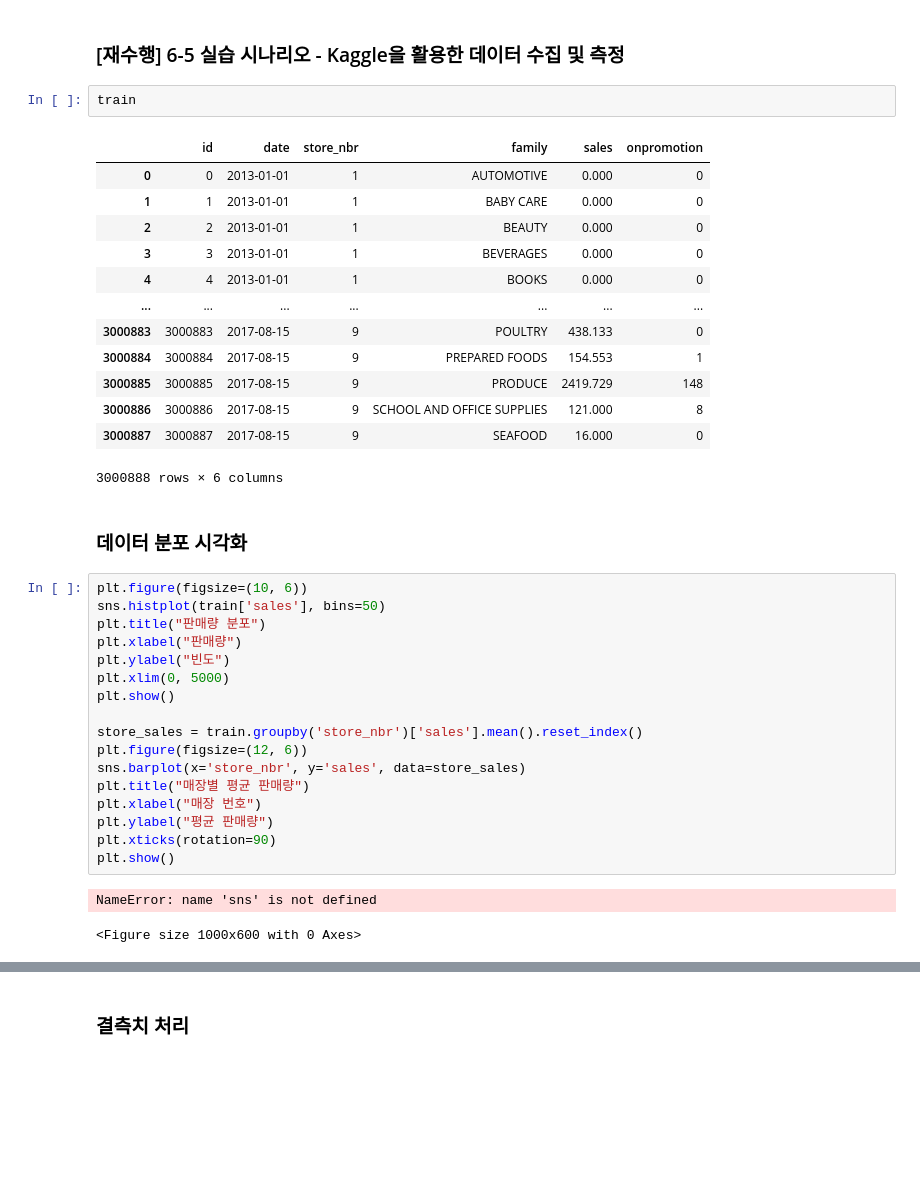
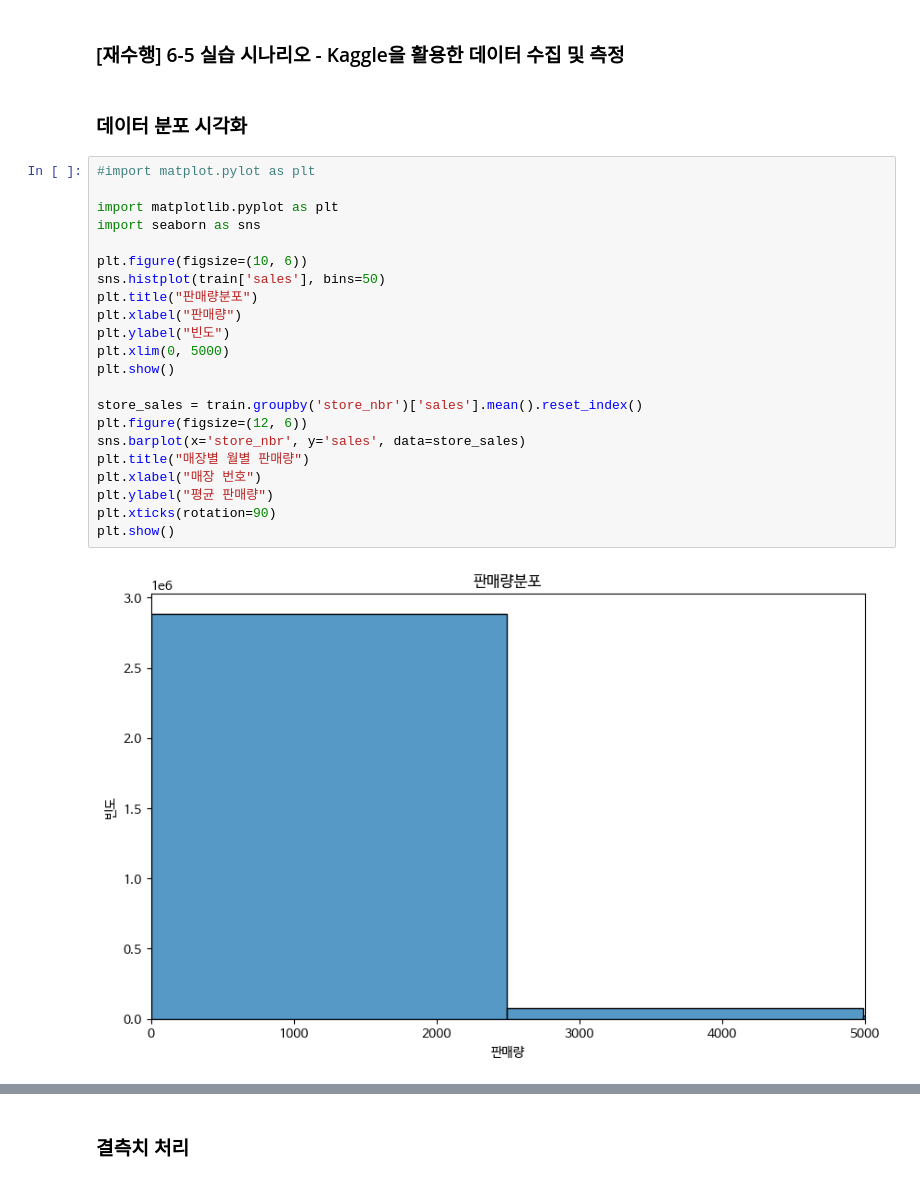
Before and after one commit to LeeGyeongyong/Data-Analysis-with-Open-Source, a Jupyter notebook: 오픈소스_데이터_분석_7강.ipynb, the cells around one changed output, grey strips where cells are left out. Cells and saved outputs as stored; diff of their text form; blank space fills up the shorter version.

```diff
--- a/오픈소스_데이터_분석_7강.ipynb
+++ b/오픈소스_데이터_분석_7강.ipynb
@@ -354,40 +372,28 @@ memory usage: 137.4+ MB
 # %% [markdown]
 ### [재수행] 6-5 실습 시나리오 - Kaggle을 활용한 데이터 수집 및 측정
-# %%
-train
-# %% [output]
-|  | id | date | store_nbr | family | sales | onpromotion |
-| 0 | 0 | 2013-01-01 | 1 | AUTOMOTIVE | 0.000 | 0 |
-| 1 | 1 | 2013-01-01 | 1 | BABY CARE | 0.000 | 0 |
-| 2 | 2 | 2013-01-01 | 1 | BEAUTY | 0.000 | 0 |
-| 3 | 3 | 2013-01-01 | 1 | BEVERAGES | 0.000 | 0 |
-| 4 | 4 | 2013-01-01 | 1 | BOOKS | 0.000 | 0 |
-| ... | ... | ... | ... | ... | ... | ... |
-| 3000883 | 3000883 | 2017-08-15 | 9 | POULTRY | 438.133 | 0 |
-| 3000884 | 3000884 | 2017-08-15 | 9 | PREPARED FOODS | 154.553 | 1 |
-| 3000885 | 3000885 | 2017-08-15 | 9 | PRODUCE | 2419.729 | 148 |
-| 3000886 | 3000886 | 2017-08-15 | 9 | SCHOOL AND OFFICE SUPPLIES | 121.000 | 8 |
-| 3000887 | 3000887 | 2017-08-15 | 9 | SEAFOOD | 16.000 | 0 |
-3000888 rows × 6 columns
 # %% [markdown]
 ### 데이터 분포 시각화
 # %%
+#import matplot.pylot as plt
+
+import matplotlib.pyplot as plt
+import seaborn as sns
+
 plt.figure(figsize=(10, 6))
 sns.histplot(train['sales'], bins=50)
-plt.title("판매량 분포")
+plt.title("판매량분포")
 plt.xlabel("판매량")
 plt.ylabel("빈도")
 plt.xlim(0, 5000)
 plt.show()
 
 store_sales = train.groupby('store_nbr')['sales'].mean().reset_index()
 plt.figure(figsize=(12, 6))
 sns.barplot(x='store_nbr', y='sales', data=store_sales)
-plt.title("매장별 평균 판매량")
+plt.title("매장별 월별 판매량")
 plt.xlabel("매장 번호")
 plt.ylabel("평균 판매량")
 plt.xticks(rotation=90)
 plt.show()
 # %% [output]
-NameError: name 'sns' is not defined
-<Figure size 1000x600 with 0 Axes>
+[figure, added]
```
Also changed, not shown: parts of 13 cells of this notebook.
